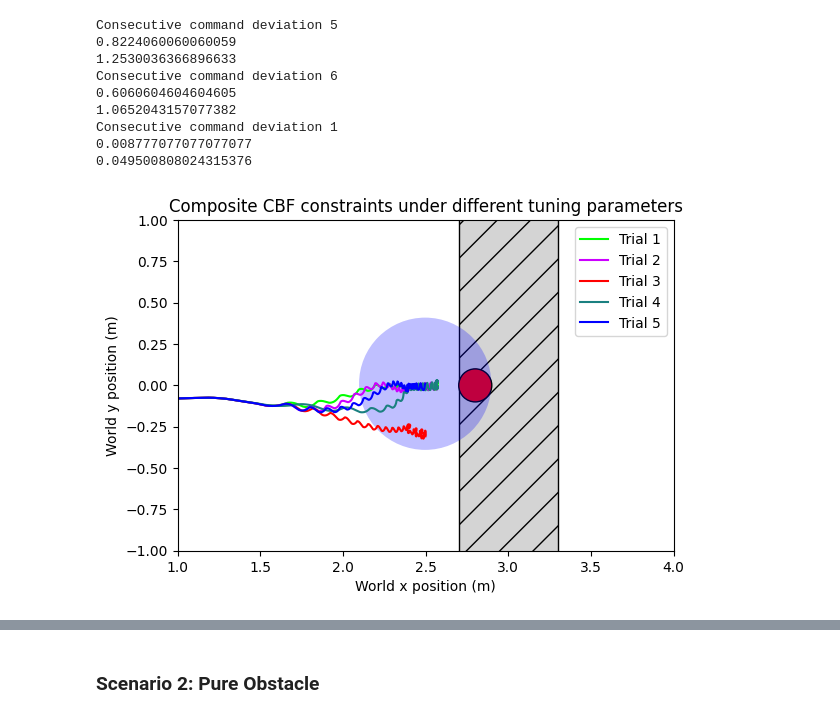
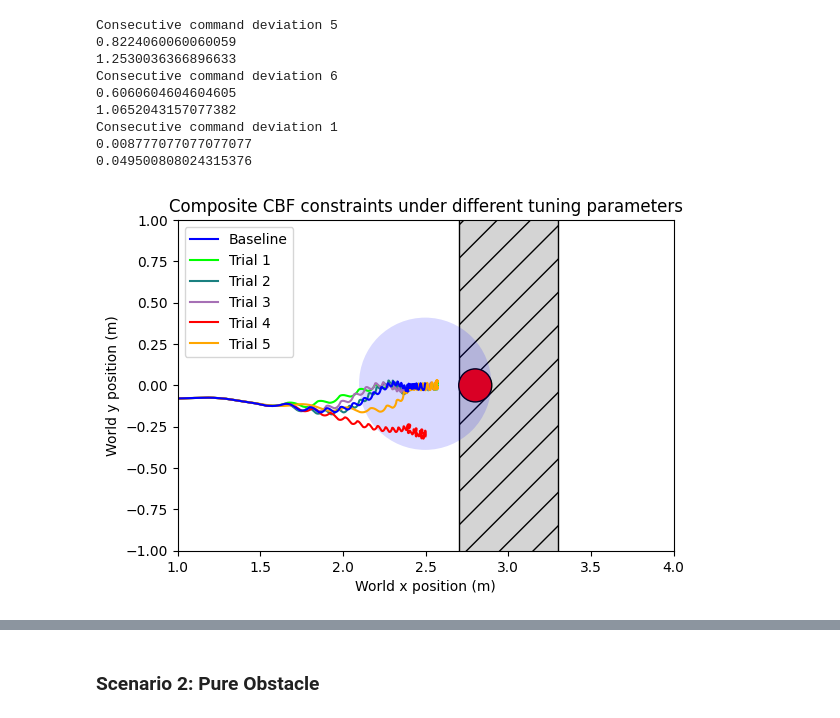
Before and after one commit to famsvip/Robot-Navigation-Collision-Avoidance-, a Jupyter notebook: data/plotting.ipynb, the cells around one changed output, grey strips where cells are left out. Cells and saved outputs as stored; diff of their text form; code cells hidden in the pictures.

Commit message:
Updated trajectory for baseline

```diff
--- a/data/plotting.ipynb
+++ b/data/plotting.ipynb
@@ -310,40 +310,46 @@ Consecutive command deviation 1
 
 data_threshold = 10000
 
 # Load data
 composite_1 = np.load("./composite_pos_1.npy")
 composite_2 = np.load("./composite_pos_2.npy")
 composite_3 = np.load("./composite_pos_3.npy")
 composite_4 = np.load("./composite_pos_4.npy")
 composite_5 = np.load("./composite_pos_5.npy")
 composite_6 = np.load("./composite_pos_6.npy")
+composite_7 = np.load("./composite_pos_7.npy")
 
 fig, ax = plt.subplots()
 
 rect = Rectangle((2.7, -1.8), width=0.6, height=3.6,
                  edgecolor='black', facecolor=(0.83, 0.83, 0.83), hatch="/")
 circle_target = Circle((2.8, 0.0), radius=0.1, edgecolor="black", facecolor="red")
-circle_separated_1 = Circle((composite_3[data_threshold-1,:2]), radius=0.4, facecolor=(0,0,1.0,0.25))
+circle_separated_1 = Circle((composite_3[data_threshold-1,:2]), radius=0.4, facecolor=(0,0,1.0,0.15))
 ax.add_patch(rect)
 ax.add_patch(circle_target)
 ax.add_patch(circle_separated_1)
 
 ax.plot(composite_4[:data_threshold,0], composite_4[:data_threshold,1], color=(0,1.0,0), label="Trial 1")
-ax.plot(composite_5[:data_threshold,0], composite_5[:data_threshold,1], color=(0.8,0.0,1.0), label="Trial 2")
-ax.plot(composite_2[:data_threshold,0], composite_2[:data_threshold,1], color=(1.0,0,0), label="Trial 3")
-ax.plot(composite_6[:data_threshold,0], composite_6[:data_threshold,1], color=(0.1,0.5,0.5), label="Trial 4")
-ax.plot(composite_3[:data_threshold,0], composite_3[:data_threshold,1], color=(0,0.0,1.0), label="Trial 5")
+ax.plot(composite_7[:data_threshold,0], composite_7[:data_threshold,1], color=(0.1,0.5,0.5), label="Trial 2")
+ax.plot(composite_5[:data_threshold,0], composite_5[:data_threshold,1], color=(0.65,0.44,0.71), label="Trial 3")
+ax.plot(composite_2[:data_threshold,0], composite_2[:data_threshold,1], color=(1.0,0,0), label="Trial 4")
+ax.plot(composite_6[:data_threshold,0], composite_6[:data_threshold,1], color=(1,0.65,0), label="Trial 5")
+ax.plot(composite_3[:data_threshold,0], composite_3[:data_threshold,1], color=(0,0.0,1.0), label="Baseline")
+
+handles, labels = ax.get_legend_handles_labels()
+order = [5, 0, 1, 2, 3, 4]
+ax.legend([handles[i] for i in order], [labels[i] for i in order])
+
 ax.set_xlim(1, 4)
 ax.set_ylim(-1, 1)
 ax.set_aspect('equal')
 plt.grid(False)
 plt.title('Composite CBF constraints under different tuning parameters')
 plt.xlabel("World x position (m)")
 plt.ylabel("World y position (m)")
-plt.legend()
 plt.show()
 # %% [output]
-[figure, old version]
+[figure, new version]
 # %%
 # Consecutive command error for tuning slack weight for composite CBF
 
```
Also changed, not shown: parts of 2 cells of this notebook, 5 other files.
